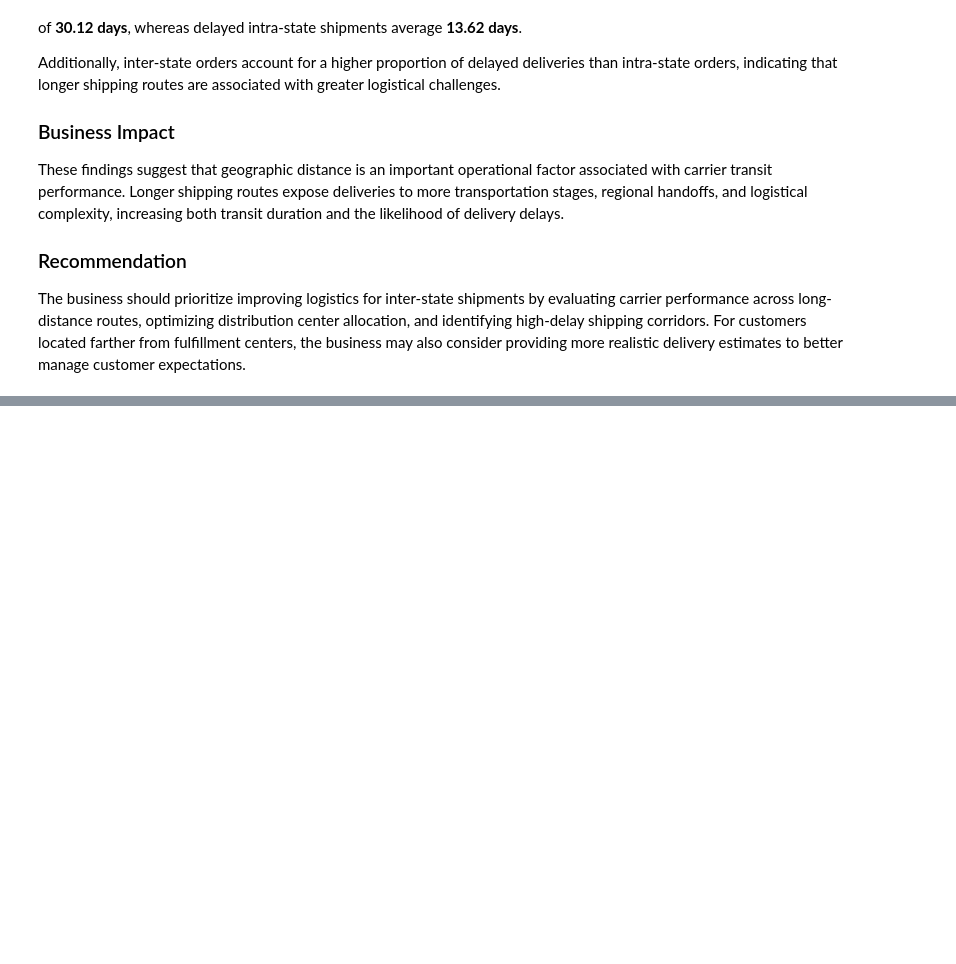
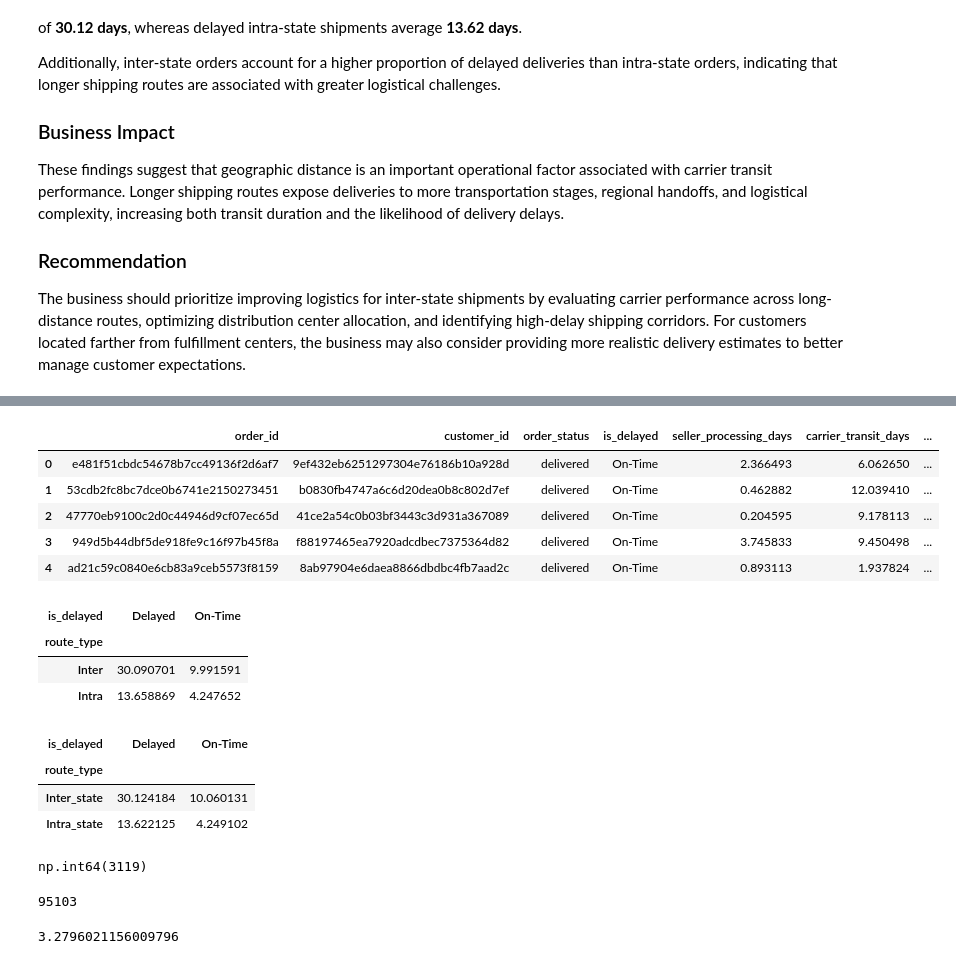
Before and after one commit to omkaryadav-11/olist-delivery-analysis, a Jupyter notebook: analysis.ipynb, the cells around one changed output, grey strips where cells are left out. Drawn from its saved outputs; the diff is of its cells as text; code cells hidden in the pictures; blank space fills up the shorter version.

```diff
--- a/analysis.ipynb
+++ b/analysis.ipynb
@@ -933,0 +1037,36 @@ The business should prioritize improving logistics for inter-state shipments by
+# %%
+sample['route_type']=np.where(sample['customer_state']==sample['seller_state'],"Intra","Inter")
+sample.head()
+# %% [output]
+|  | order_id | customer_id | order_status | is_delayed | seller_processing_days | carrier_transit_days | ... |
+| 0 | e481f51cbdc54678b7cc49136f2d6af7 | 9ef432eb6251297304e76186b10a928d | delivered | On-Time | 2.366493 | 6.062650 | ... |
+| 1 | 53cdb2fc8bc7dce0b6741e2150273451 | b0830fb4747a6c6d20dea0b8c802d7ef | delivered | On-Time | 0.462882 | 12.039410 | ... |
+| 2 | 47770eb9100c2d0c44946d9cf07ec65d | 41ce2a54c0b03bf3443c3d931a367089 | delivered | On-Time | 0.204595 | 9.178113 | ... |
+| 3 | 949d5b44dbf5de918fe9c16f97b45f8a | f88197465ea7920adcdbec7375364d82 | delivered | On-Time | 3.745833 | 9.450498 | ... |
+| 4 | ad21c59c0840e6cb83a9ceb5573f8159 | 8ab97904e6daea8866dbdbc4fb7aad2c | delivered | On-Time | 0.893113 | 1.937824 | ... |
+# %%
+sample.groupby(['route_type','is_delayed'])['carrier_transit_days'].mean().unstack()
+# %% [output]
+| is_delayed | Delayed | On-Time |
+| route_type |  |  |
+| Inter | 30.090701 | 9.991591 |
+| Intra | 13.658869 | 4.247652 |
+# %%
+df_geo.groupby(['route_type','is_delayed'])['carrier_transit_days'].mean().unstack()
+# %% [output]
+| is_delayed | Delayed | On-Time |
+| route_type |  |  |
+| Inter_state | 30.124184 | 10.060131 |
+| Intra_state | 13.622125 | 4.249102 |
+# %%
+sample['order_id'].value_counts().gt(1).sum()
+# %% [output]
+np.int64(3119)
+# %%
+sample['order_id'].nunique()
+# %% [output]
+95103
+# %%
+(3119/95103)*100
+# %% [output]
+3.2796021156009796
```
Also changed, not shown: parts of 21 cells of this notebook.
